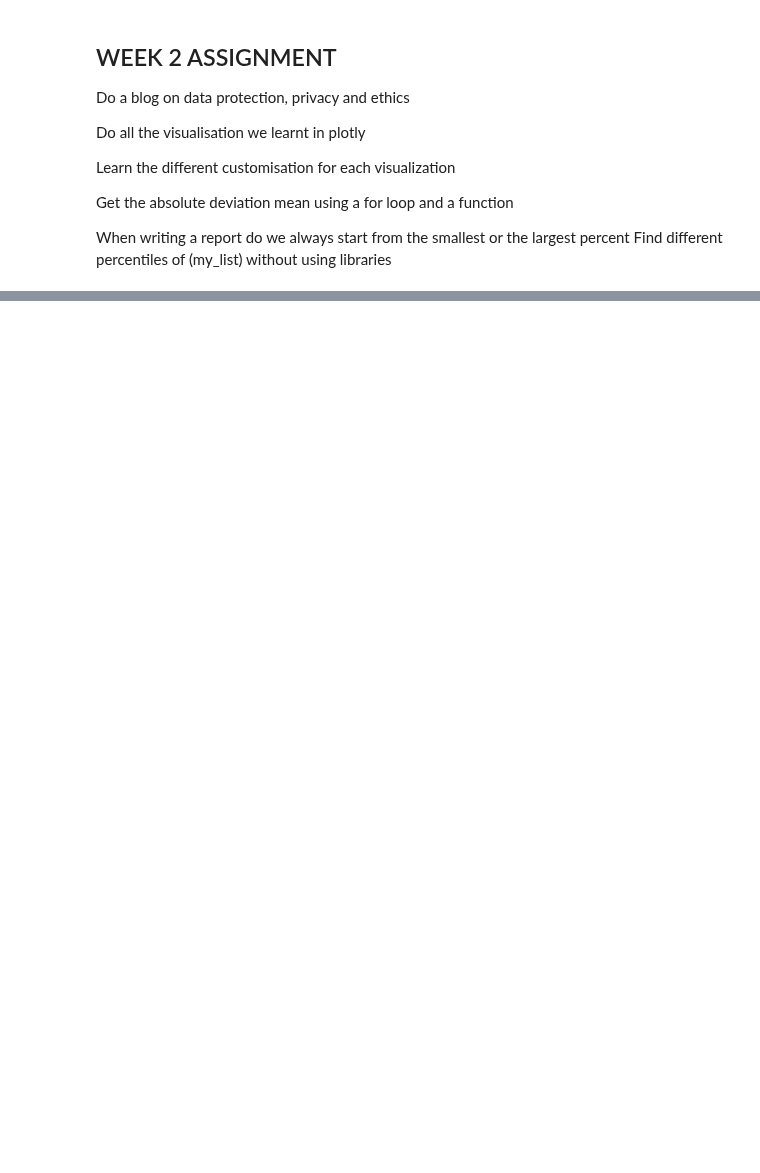
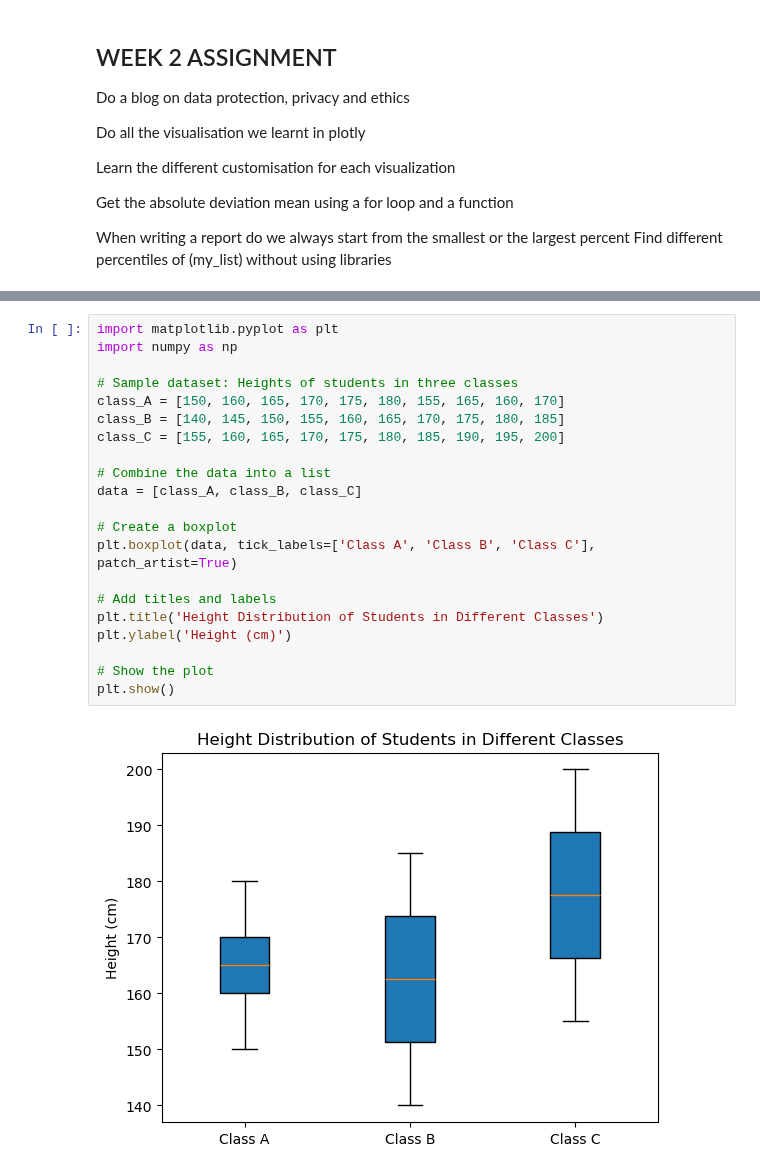
Before and after one commit to claudiahW/LuxDev, a Jupyter notebook: week2assignment.ipynb, the cells around one changed output, grey strips where cells are left out. Saved outputs shown, nothing was run; the diff lists cells and outputs as text; blank space fills up the shorter version.

```diff
--- a/week2assignment.ipynb
+++ b/week2assignment.ipynb
@@ -47,0 +84,23 @@ Bar plots look similar to count plots, but instead of the count of observations
+# %%
+import matplotlib.pyplot as plt
+import numpy as np
+
+# Sample dataset: Heights of students in three classes
+class_A = [150, 160, 165, 170, 175, 180, 155, 165, 160, 170]
+class_B = [140, 145, 150, 155, 160, 165, 170, 175, 180, 185]
+class_C = [155, 160, 165, 170, 175, 180, 185, 190, 195, 200]
+
+# Combine the data into a list
+data = [class_A, class_B, class_C]
+
+# Create a boxplot
+plt.boxplot(data, tick_labels=['Class A', 'Class B', 'Class C'], patch_artist=True)
+
+# Add titles and labels
+plt.title('Height Distribution of Students in Different Classes')
+plt.ylabel('Height (cm)')
+
+# Show the plot
+plt.show()
+# %% [output]
+[figure, added]
```
Also changed, not shown: parts of 4 cells of this notebook, 2 other files.
